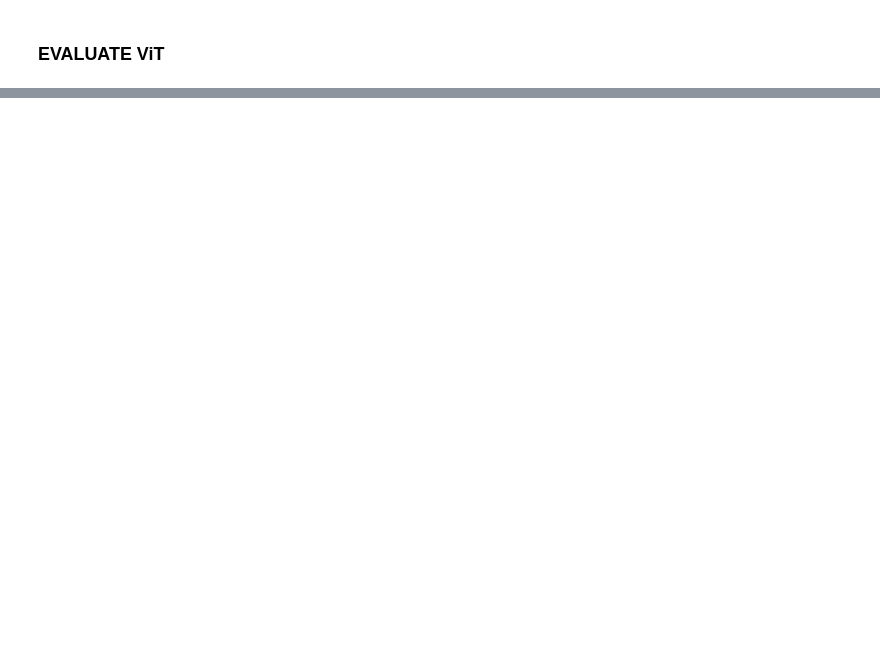
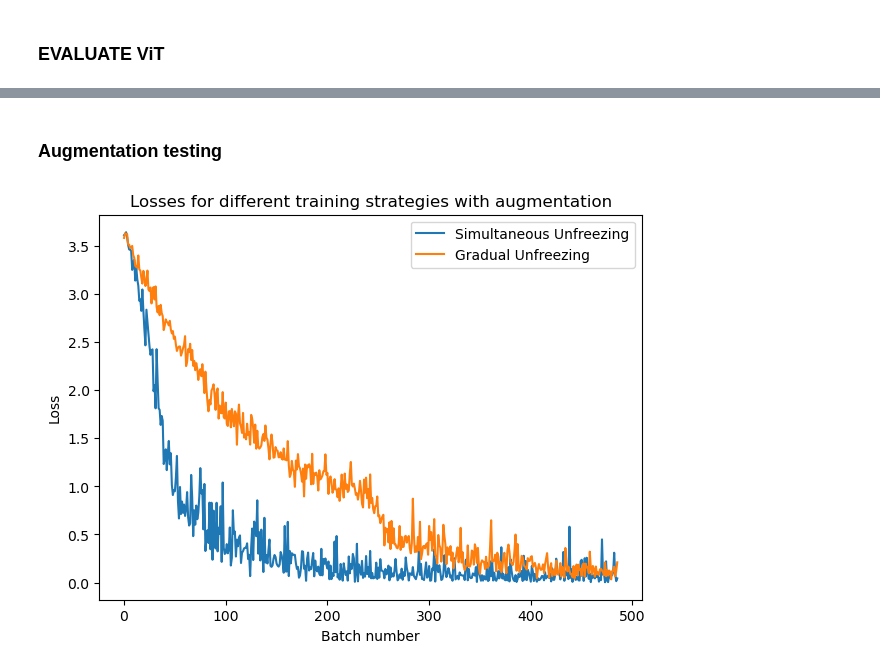
Before and after one commit to deblargue/deep25-project, a Jupyter notebook: deep_project2.ipynb, the cells around one changed output, grey strips where cells are left out. Drawn from its saved outputs; the diff is of its cells as text; code cells hidden in the pictures; blank space fills up the shorter version.

```diff
--- a/deep_project2.ipynb
+++ b/deep_project2.ipynb
@@ -555,13 +582,6 @@ def train_multi_simul(num_layers, dataloader_train):
             n_freeze=num_layers,
             separate_scheduler=True # lwering lr exponentially for each layer
         )
-    losses = train_multi(model, dataloader_train, optimizers, epochs=5, schedulers=schedulers)
+    losses = train_multi(model, dataloader_train, optimizers, epochs=6, schedulers=schedulers)
 
-    return model
+    return model, losses
-# %%
-num_layers_to_unfreeze = [1,2,3,4]
-strategy1_models = []
-
-for num_layers in num_layers_to_unfreeze:
-    model = train_multi_simul(num_layers, dataloader_train)
-    strategy1_models.append(model)
@@ -580,6 +589,7 @@ for i in range(len(strategy1_models)):
 #### 4.2 Strategy 2
 # %%
 def train_multi_gradual(num_layers, dataloader_train):
+    losses = []
     # Start with just the final layer
     model, optimizers, schedulers = create_model_and_optim_multi(
             choice="resnet50",
@@ -610,5 +620,6 @@ def train_multi_gradual(num_layers, dataloader_train):
             schedulers.append(torch.optim.lr_scheduler.StepLR(optimizers[-1], step_size=3, gamma=0.1))
 
         # train for a few epochs
-        train_multi(model, dataloader_train, optimizers, epochs=2, schedulers=schedulers)
-    return model
+        state_losses = train_multi(model, dataloader_train, optimizers, epochs=3, schedulers=schedulers)
+        losses.extend(state_losses)
+    return model, losses
@@ -1145,0 +1200,12 @@ trainer.save_metrics("eval", metrics)
+# %% [markdown]
+### Augmentation testing
+# %%
+# Train with augmentation
+dataset_aug = load_dataset_augmented(target_type="category")
+train_idx, val_idx, test_idx = create_split_idxs(len(dataset_aug), 0.7, 0.1, 0.2)
+
+dataloader_train_aug = DataLoader(Subset(dataset_aug, train_idx), batch_size=32, shuffle=True)
+dataloader_test_aug = DataLoader(Subset(dataset_aug, test_idx), batch_size=32, shuffle=False)
+
+model_aug_s1, losses_aug_s1 = train_multi_simul(2, dataloader_train_aug)
+model_aug_s2, losses_aug_s2 = train_multi_gradual(2, dataloader_train_aug)
@@ -1145,0 +1225,12 @@ trainer.save_metrics("eval", metrics)
+# %%
+fig, ax = plt.subplots(1, 1, figsize=(7, 5))
+
+ax.plot(losses_aug_s1, label='Simultaneous Unfreezing')
+ax.plot(losses_aug_s2, label='Gradual Unfreezing')
+ax.set_xlabel('Batch number')
+ax.set_ylabel('Loss')
+ax.set_title('Losses for different training strategies with augmentation')
+ax.legend()
+plt.show()
+# %% [output]
+[figure, added]
```
Also changed, not shown: parts of 41 cells of this notebook.
